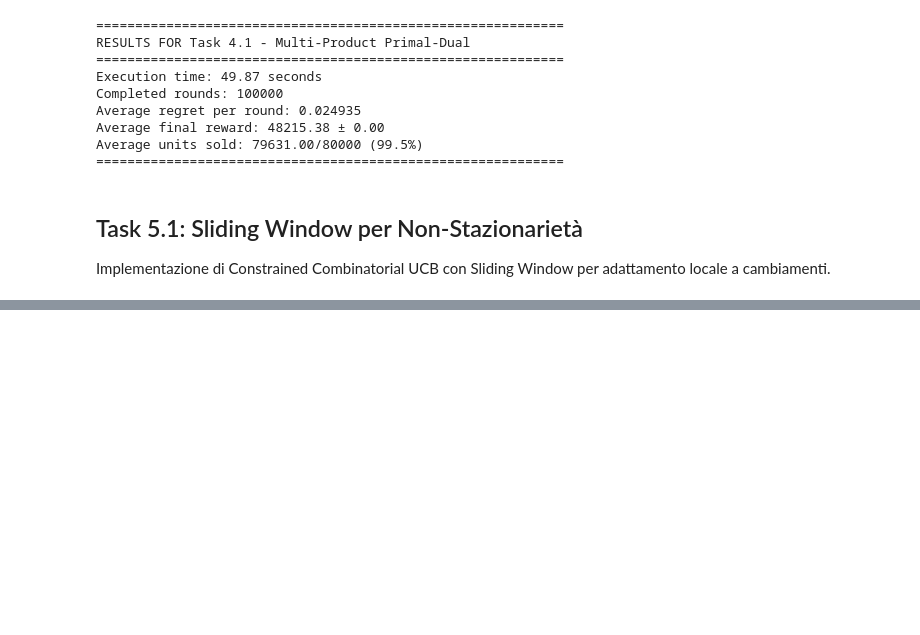
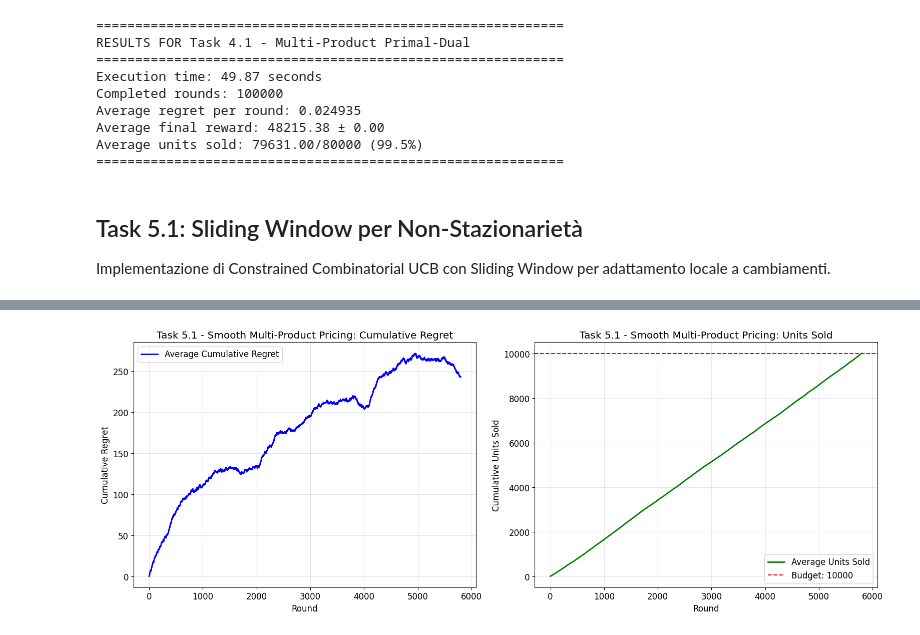
Before and after one commit to aceci0127/Online-Learning-Application-Group-Project, a Jupyter notebook: notebook.ipynb, the cells around one changed output, grey strips where cells are left out. Cells and saved outputs as stored; diff of their text form; code cells hidden in the pictures; blank space fills up the shorter version.

```diff
--- a/notebook2 copy.ipynb
+++ b/notebook.ipynb
@@ -893,34 +895,53 @@ Average units sold: 79631.00/80000 (99.5%)
 Implementazione di Constrained Combinatorial UCB con Sliding Window per adattamento locale a cambiamenti.
 # %%
 class Task5_1_Runner(StandardExperimentRunner):
-    """Sliding Window Non-Stationary experiment runner"""
+    """Smooth Multi-Product Pricing with Sliding Window UCB"""
 
     def __init__(self, config: ExperimentConfig):
         super().__init__(config)
         self.N_products = config.n_products
-        self.price_grid = [np.concatenate([config.prices, [1.001]]) for _ in range(self.N_products)]
-        self.num_windows = 5
-        self.window_size = 1000
-        self.baseline_revenue_per_round = 0.25
+        self.price_grid = [
+            np.concatenate([config.prices, [1.001]])
+            for _ in range(self.N_products)
+        ]
+        self.num_windows = 4
+        self.window_size = int((config.horizon * np.log(config.horizon)) ** (2/3))
+
+        # Generate valuation data for clairvoyant computation
+        rng_val = np.random.default_rng(config.seed)
+        self.expected_means, self.V = generate_one_sided_valuation_data(
+            config.horizon, segments=self.num_windows, products=self.N_products,
+            max_jump=0.02, transition_frac=0.2, concentration=10, rng=rng_val
+        )
+
+        # Compute clairvoyant reward
+        full_prices = self.price_grid[0]
+        self.clair_reward, self.simplex, self.expected_cost = compute_extended_clairvoyant(
+            self.V, full_prices, config.budget
+        )
 
     def create_environment(self, trial_seed: int):
         rng = np.random.default_rng(trial_seed)
-        return SlidingWindowMultiProductEnvironment(self.price_grid, self.config.horizon, self.num_windows, rng=rng)
+        return SmoothMultiProductPricingEnvironment(
+            self.price_grid, self.config.horizon, valuations=self.V, rng=rng
+        )
 
     def create_agent(self, trial_seed: int):
-        return SlidingWindowConstrainedCombinatorialUCBAgent(
-            self.price_grid, self.config.budget, self.config.horizon, alpha=1, window_size=self.window_size
+        rng = np.random.default_rng(trial_seed)
+        return SlidingConstrainedCombinatorialUCBAgent(
+            self.price_grid, self.config.budget, self.config.horizon,
+            window_size=self.window_size, rng=rng
         )
 
     def compute_clairvoyant_reward(self) -> float:
-        return self.baseline_revenue_per_round
+        return self.clair_reward
 
     def extract_metrics(self, result) -> tuple[float, float]:
         rewards, costs = result
         return float(np.sum(rewards)), float(np.sum(costs))
 
     def run_single_trial(self, trial: int):
-        """Custom trial runner for Task 5.1 with sliding window analysis"""
+        """Custom trial runner for Task 5.2 with smooth valuation data"""
         trial_seed = self.config.seed + trial
         np.random.seed(trial_seed)
 
@@ -933,8 +954,7 @@ class Task5_1_Runner(StandardExperimentRunner):
         cum_regret = 0.0
         cum_units = 0
 
-        window_length = self.config.horizon // self.num_windows
-        window_performance = []
+        print(f"Trial {trial+1}/{self.config.n_trials}...")
 
         for t in range(self.config.horizon):
             choice = agent.pull_arm()
@@ -942,7 +962,10 @@ class Task5_1_Runner(StandardExperimentRunner):
                 print(f"Trial {trial+1}: Budget exhausted at round {t}.")
                 break
 
-            rewards, costs = env.round(choice)
+            rewards, costs, _ = env.round(choice)  # valuations returned but not used
+
+            # Synchronize agent time with environment's time
+            agent.t = env.t
             agent.update(rewards, costs)
 
             actual_rew = rewards.sum()
@@ -950,63 +973,52 @@ class Task5_1_Runner(StandardExperimentRunner):
             cum_reward += actual_rew
 
             # Compute instantaneous regret
-            instant_regret = self.baseline_revenue_per_round - actual_rew
+            instant_regret = self.clair_reward - actual_rew
             cum_regret += instant_regret
             cum_units += actual_units
             regrets.append(cum_regret)
             units_sold.append(int(cum_units))
 
-            # Track performance per window
-            if t > 0 and t % window_length == 0:
-                window_id = (t // window_length) - 1
-                window_avg_reward = cum_reward / t
-                window_performance.append(window_avg_reward)
-                if trial == 0:  # Print only for first trial
-                    print(f"  Window {window_id+1}: Average reward = {window_avg_reward:.4f}")
-
         print(f"Trial {trial+1}: Final reward = {cum_reward:.2f}")
         print(f"Trial {trial+1}: Budget used = {cum_units}/{self.config.budget} ({100*cum_units/self.config.budget:.1f}%)")
-
-        # Sliding window adaptation analysis
-        if hasattr(agent, 'samples'):
-            print(f"\nSliding Window Adaptation Analysis (trial {trial+1}):")
-            for j in range(self.N_products):
-                total_samples = sum(len(agent.samples[j][k]) for k in range(len(agent.samples[j])))
-                active_prices = sum(1 for k in range(len(agent.samples[j])) if len(agent.samples[j][k]) > 0)
-                print(f"Product {j+1}:")
-                print(f"  - Total samples in window: {total_samples}")
-                print(f"  - Active prices in window: {active_prices}/{len(agent.samples[j])}")
+        if len(regrets) > 0:
+            regret_per_round = cum_regret / float(len(regrets))
+            print(f"Trial {trial+1}: Final regret per round = {regret_per_round:.4f}")
+        else:
+            print(f"Trial {trial+1}: No regret data collected")
 
         return regrets, units_sold, cum_reward, agent
 
-N_products = 2
-base_prices = np.array([0.2, 0.3, 0.4, 0.5, 0.6, 0.7, 0.8, 0.9])
-dummy_price = 1.001
-price_grid = np.concatenate([base_prices, [dummy_price]])
+# Configurazione del Task 5.2
+N_products = 3
+base_prices = np.linspace(0, 1, 15)
 
 config = ExperimentConfig(
-    task_name="Task 5.1 - Sliding Window Non-Stationary",
-    horizon=50_000,
-    n_trials=2,
+    task_name="Task 5.1 - Smooth Multi-Product Pricing",
+    horizon=10_000,
+    n_trials=1,
     seed=18,
-    budget=20_000,
+    budget=10_000,
     prices=base_prices,
     n_products=N_products
 )
 
-print(f"Task 5.1 - Sliding Window Non-Stationary")
-print(f"Products: {N_products}, Temporal windows: 5")
-print(f"Sliding window size: 1000")
+print(f"Task 5.1 - Smooth Multi-Product Pricing")
+print(f"Products: {N_products}, Temporal windows: 4")
 print(f"Budget: {config.budget}, Horizon: {config.horizon}")
 print(f"Prices per product: {len(base_prices) + 1}")
 
 runner = Task5_1_Runner(config)
+print(f"Clairvoyant expected reward per round: {runner.clair_reward:.4f}")
+print(f"Simplex: {runner.simplex}")
+print(f"Window size: {runner.window_size}")
+
 result = runner.run_experiment()
 
 StandardPlotter.plot_experiment_results(result, show_units=True)
 
 if result.final_agents:
-    StandardPlotter.plot_arm_distribution(result.final_agents[0], price_grid, "Task 5.1 - Arm Distribution")
+    StandardPlotter.plot_arm_distribution(result.final_agents[0], base_prices, "Task 5.1 - Arm Distribution")
 
 analysis = StandardAnalyzer.analyze_results(result)
 StandardAnalyzer.print_analysis(result, analysis)
@@ -1023,0 +1045 @@ Trial 1/2...
+[figure, added]
```
Also changed, not shown: parts of 6 cells of this notebook, 4 other files.
